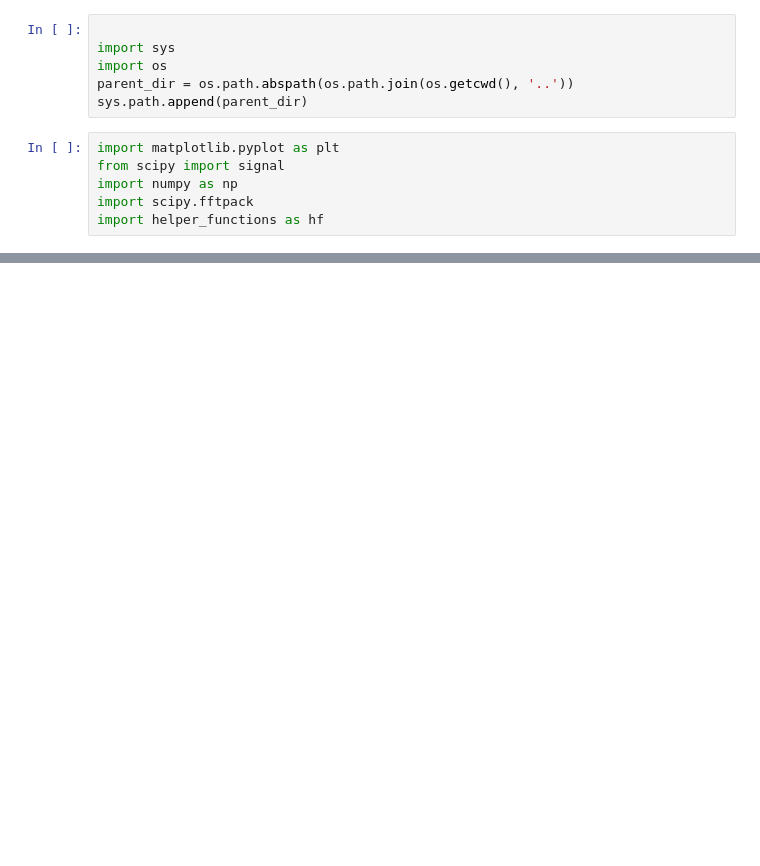
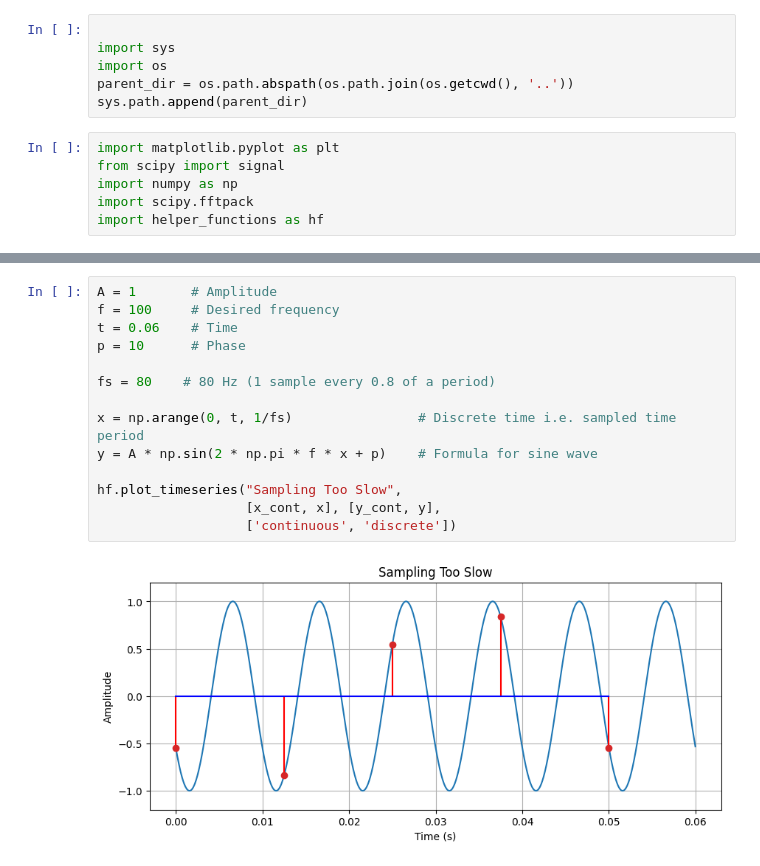
Before and after one commit to himanshudutta11/RFSoC_notebooks, a Jupyter notebook: notebook_B/sampling.ipynb, the cells around one changed output, grey strips where cells are left out. Saved outputs shown, nothing was run; the diff lists cells and outputs as text; blank space fills up the shorter version.

```diff
--- a/notebook_B/sampling.ipynb
+++ b/notebook_B/sampling.ipynb
@@ -40,0 +45,16 @@ hf.plot_timeseries("Sampling Too Slow",
+# %%
+A = 1       # Amplitude
+f = 100     # Desired frequency
+t = 0.06    # Time
+p = 10      # Phase
+
+fs = 80    # 80 Hz (1 sample every 0.8 of a period)
+
+x = np.arange(0, t, 1/fs)                # Discrete time i.e. sampled time period
+y = A * np.sin(2 * np.pi * f * x + p)    # Formula for sine wave
+
+hf.plot_timeseries("Sampling Too Slow",
+                   [x_cont, x], [y_cont, y],
+                   ['continuous', 'discrete'])
+# %% [output]
+[figure, added]
```
Also changed, not shown: parts of 8 cells of this notebook, 1 other file.
